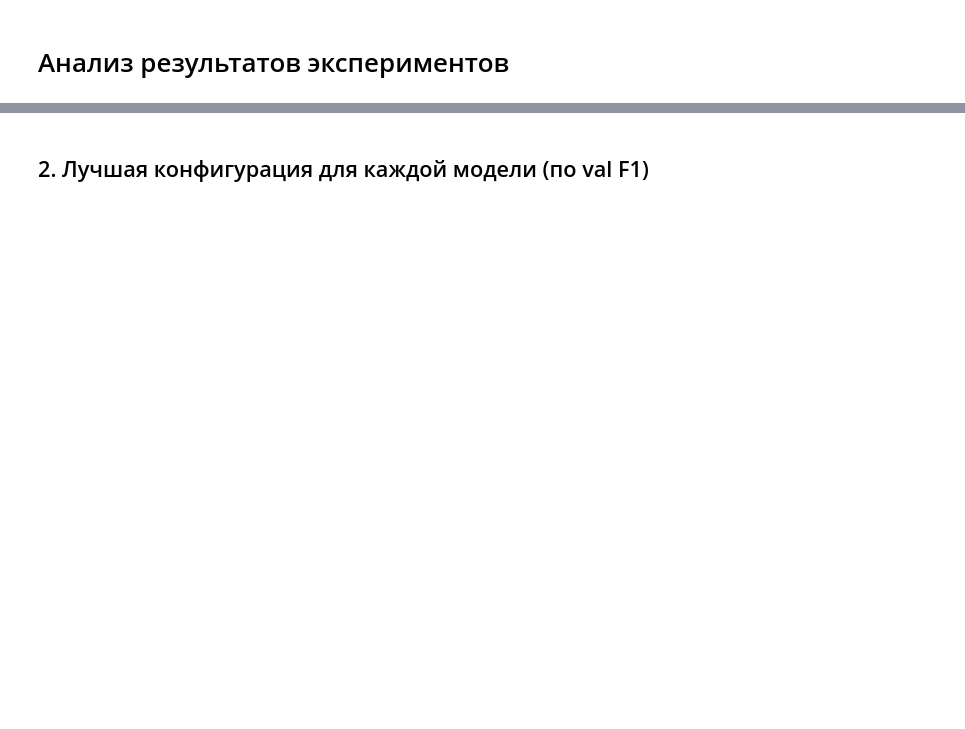
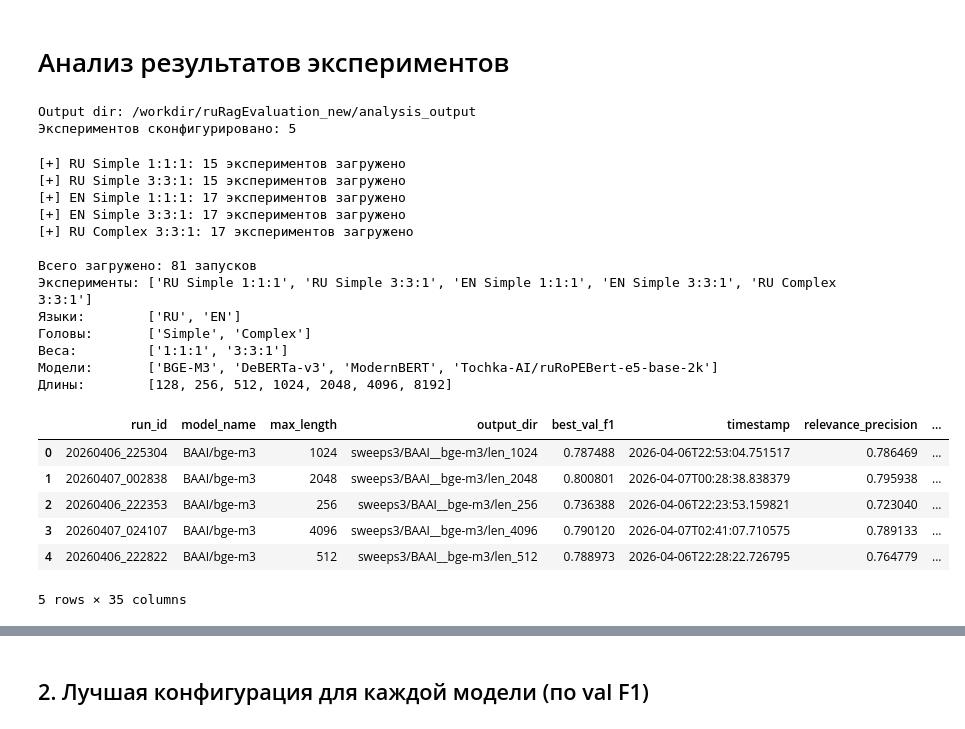
Before and after one commit to z3mois/ruRagEvaluation, a Jupyter notebook: analysis.ipynb, the cells around one changed output, grey strips where cells are left out. Cells and saved outputs as stored; diff of their text form; code cells hidden in the pictures; blank space fills up the shorter version.

```diff
--- a/analysis.ipynb
+++ b/analysis.ipynb
@@ -6,11 +6,11 @@ from pathlib import Path
 
 
 EXPERIMENTS = {
-    "RU Simple 1:1:1":  {"path": "/path/to/ru_simple_111", "lang": "RU", "head": "Simple",  "weights": "1:1:1"},
-    "RU Simple 3:3:1":  {"path": "/path/to/ru_simple_331", "lang": "RU", "head": "Simple",  "weights": "3:3:1"},
-    "EN Simple 1:1:1":  {"path": "/path/to/en_simple_111", "lang": "EN", "head": "Simple",  "weights": "1:1:1"},
-    "EN Simple 3:3:1":  {"path": "/path/to/en_simple_331", "lang": "EN", "head": "Simple",  "weights": "3:3:1"},
-    "RU Complex 3:3:1": {"path": "/path/to/ru_complex_331","lang": "RU", "head": "Complex", "weights": "3:3:1"},
+    "RU Simple 1:1:1":  {"path": "model_utils/sweeps3", "lang": "RU", "head": "Simple",  "weights": "1:1:1"},
+    "RU Simple 3:3:1":  {"path": "model_utils/sweeps4", "lang": "RU", "head": "Simple",  "weights": "3:3:1"},
+    "EN Simple 1:1:1":  {"path": "model_utils/sweeps5", "lang": "EN", "head": "Simple",  "weights": "1:1:1"},
+    "EN Simple 3:3:1":  {"path": "model_utils/sweeps6", "lang": "EN", "head": "Simple",  "weights": "3:3:1"},
+    "RU Complex 3:3:1": {"path": "model_utils/sweeps7","lang": "RU", "head": "Complex", "weights": "3:3:1"},
 }
 
 MODEL_UTILS_DIR = os.path.abspath("model_utils")
@@ -28,11 +28,10 @@ MODEL_SHORT_NAMES = {
     "MoritzLaurer/DeBERTa-v3-large-mnli-fever-anli-ling-wanli": "DeBERTa-v3",
     "BAAI/bge-m3": "BGE-M3",
     "deepvk/RuModernBERT-base": "ModernBERT",
-    "Tochka-AI/ruRoPEBert-e5-base-2k": "RoPEBert",
 }
 
 TARGETS = ["relevance", "utilization", "adherence"]
-TARGETS_RU = {"relevance": "Релевантность", "utilization": "Использование", "adherence": "Согласованность"}
+TARGETS_RU = {"relevance": "relevance", "utilization": "utilization", "adherence": "adherence"}
 F1_COLS = [f"{t}_f1" for t in TARGETS]
 TEST_F1_COLS = [f"test_{t}_f1" for t in TARGETS]
 P_COLS = [f"{t}_precision" for t in TARGETS]
@@ -40,6 +39,9 @@ R_COLS = [f"{t}_recall" for t in TARGETS]
 
 print("Output dir:", OUTPUT_DIR.resolve())
 print("Экспериментов сконфигурировано:", len(EXPERIMENTS))
+# %% [output]
+Output dir: /workdir/ruRagEvaluation_new/analysis_output
+Экспериментов сконфигурировано: 5
 # %%
 import pandas as pd
 import numpy as np
@@ -55,31 +57,52 @@ matplotlib.rcParams.update({
 
 from results import load_results_from_dirs
 
 
 frames = []
 for exp_name, meta in EXPERIMENTS.items():
-    sweep_path = os.path.join(meta["path"], "sweeps")
+    sweep_path = meta["path"]
     if not os.path.isdir(sweep_path):
         print(f"[!] Не найдена папка {sweep_path}, пропускаю {exp_name}")
         continue
     df = load_results_from_dirs(sweep_path)
     if df.empty:
         print(f"[!] Нет result.json в {sweep_path}, пропускаю {exp_name}")
         continue
     df["experiment"] = exp_name
     df["lang"] = meta["lang"]
     df["head_type"] = meta["head"]
     df["weights"] = meta["weights"]
     df["model_short"] = df["model_name"].map(MODEL_SHORT_NAMES).fillna(df["model_name"])
     frames.append(df)
     print(f"[+] {exp_name}: {len(df)} экспериментов загружено")
 
 df_all = pd.concat(frames, ignore_index=True)
 print(f"\nВсего загружено: {len(df_all)} запусков")
 print(f"Эксперименты: {df_all['experiment'].unique().tolist()}")
 print(f"Языки:        {df_all['lang'].unique().tolist()}")
 print(f"Головы:       {df_all['head_type'].unique().tolist()}")
 print(f"Веса:         {df_all['weights'].unique().tolist()}")
 print(f"Модели:       {df_all['model_short'].unique().tolist()}")
 print(f"Длины:        {sorted(df_all['max_length'].unique().tolist())}")
 df_all.head()
+# %% [output]
+[+] RU Simple 1:1:1: 15 экспериментов загружено
+[+] RU Simple 3:3:1: 15 экспериментов загружено
+[+] EN Simple 1:1:1: 17 экспериментов загружено
+[+] EN Simple 3:3:1: 17 экспериментов загружено
+[+] RU Complex 3:3:1: 17 экспериментов загружено
+
+Всего загружено: 81 запусков
+Эксперименты: ['RU Simple 1:1:1', 'RU Simple 3:3:1', 'EN Simple 1:1:1', 'EN Simple 3:3:1', 'RU Complex 3:3:1']
+Языки:        ['RU', 'EN']
+Головы:       ['Simple', 'Complex']
+Веса:         ['1:1:1', '3:3:1']
+Модели:       ['BGE-M3', 'DeBERTa-v3', 'ModernBERT', 'Tochka-AI/ruRoPEBert-e5-base-2k']
+Длины:        [128, 256, 512, 1024, 2048, 4096, 8192]
+|  | run_id | model_name | max_length | output_dir | best_val_f1 | timestamp | relevance_precision | ... |
+| 0 | 20260406_225304 | BAAI/bge-m3 | 1024 | sweeps3/BAAI__bge-m3/len_1024 | 0.787488 | 2026-04-06T22:53:04.751517 | 0.786469 | ... |
+| 1 | 20260407_002838 | BAAI/bge-m3 | 2048 | sweeps3/BAAI__bge-m3/len_2048 | 0.800801 | 2026-04-07T00:28:38.838379 | 0.795938 | ... |
+| 2 | 20260406_222353 | BAAI/bge-m3 | 256 | sweeps3/BAAI__bge-m3/len_256 | 0.736388 | 2026-04-06T22:23:53.159821 | 0.723040 | ... |
+| 3 | 20260407_024107 | BAAI/bge-m3 | 4096 | sweeps3/BAAI__bge-m3/len_4096 | 0.790120 | 2026-04-07T02:41:07.710575 | 0.789133 | ... |
+| 4 | 20260406_222822 | BAAI/bge-m3 | 512 | sweeps3/BAAI__bge-m3/len_512 | 0.788973 | 2026-04-06T22:28:22.726795 | 0.764779 | ... |
+5 rows × 35 columns
```
Also changed, not shown: parts of 16 cells of this notebook, 23 other files.
